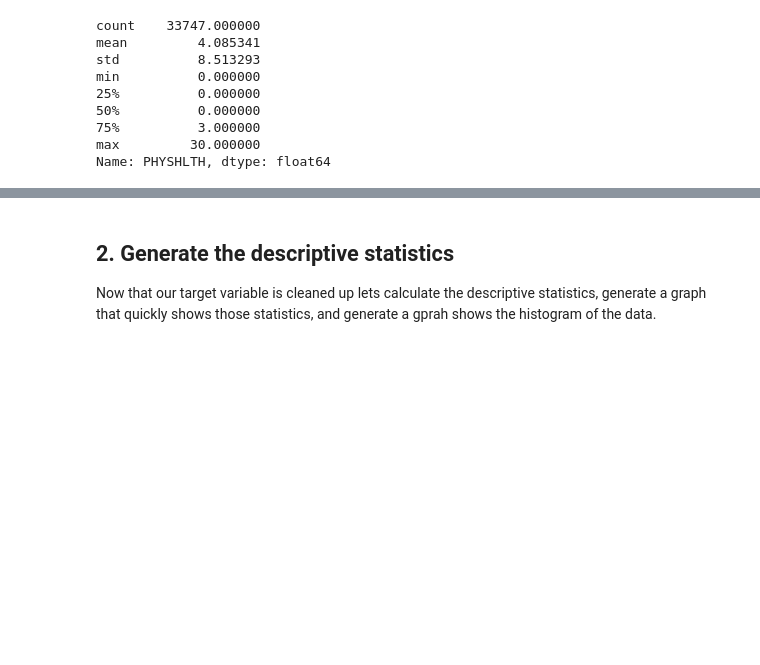
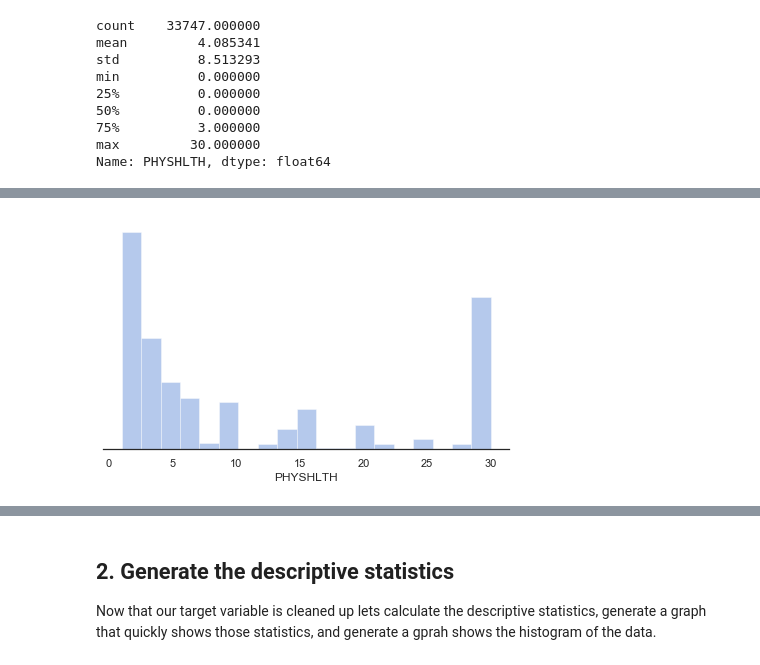
Before and after one commit to fragmento/nyc-ds-111819-lectures, a Jupyter notebook: Mod_1/case_study/Data_Exploration_Applied.ipynb, the cells around one changed output, grey strips where cells are left out. Cells and saved outputs as stored; diff of their text form; code cells hidden in the pictures; blank space fills up the shorter version.

```diff
--- a/Mod_1/case_study/Data_Exploration_Applied.ipynb
+++ b/Mod_1/case_study/Data_Exploration_Applied.ipynb
@@ -56,3 +91,10 @@ As you can see from the data dictionary, there are a number of responses that ar
 health_new = {88:0,
              77: np.nan,
              99: np.nan}
+
+sex_new = {1: 'Male',
+          2: 'Female'}
+
+new_state = {9:'Conneticut',
+             34:'New Jersey',
+             36:'New York'}
@@ -72,0 +258,9 @@ Name: PHYSHLTH, dtype: float64
+# %%
+sns.set(style="white", palette="muted", color_codes=True)
+f, axes = plt.subplots()
+sns.despine(left=True)
+sns.distplot(no_sick_day['PHYSHLTH'], kde=False, color="b")
+plt.setp(axes, yticks=[])
+plt.tight_layout()
+# %% [output]
+[figure, added]
```
Also changed, not shown: parts of 34 cells of this notebook, 3 other files.
